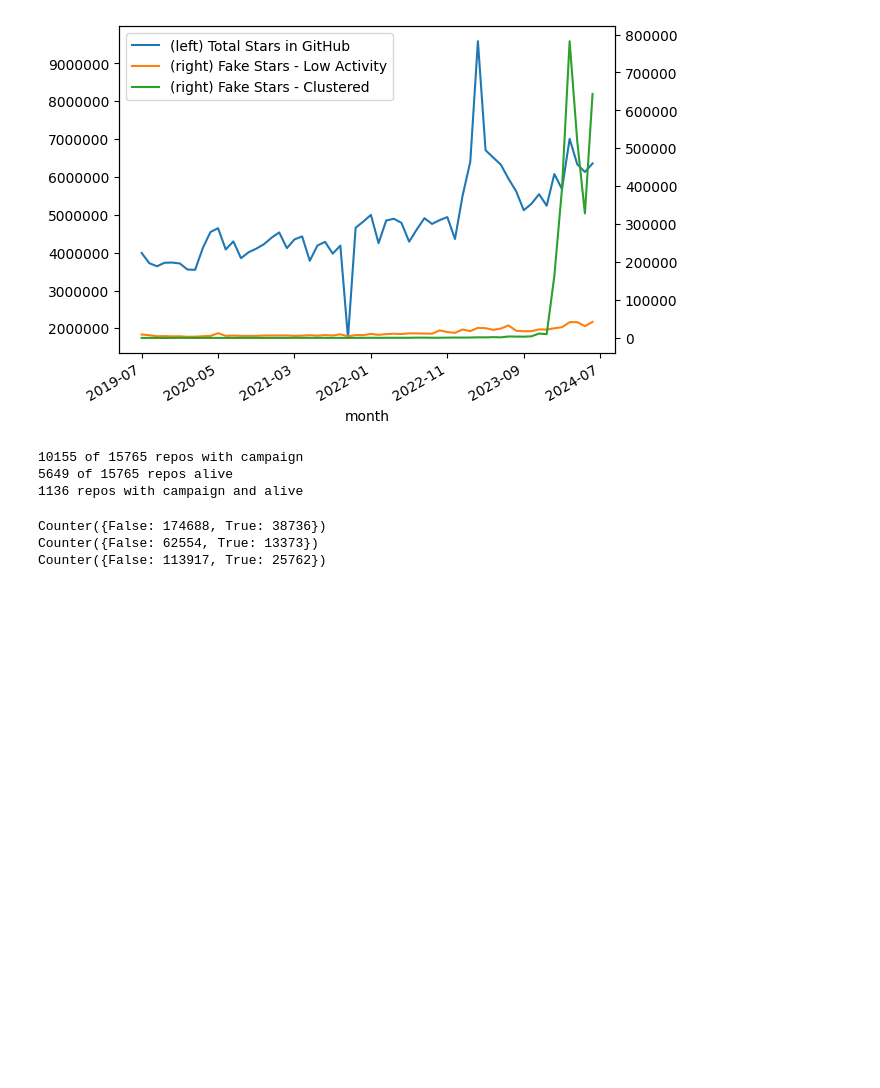
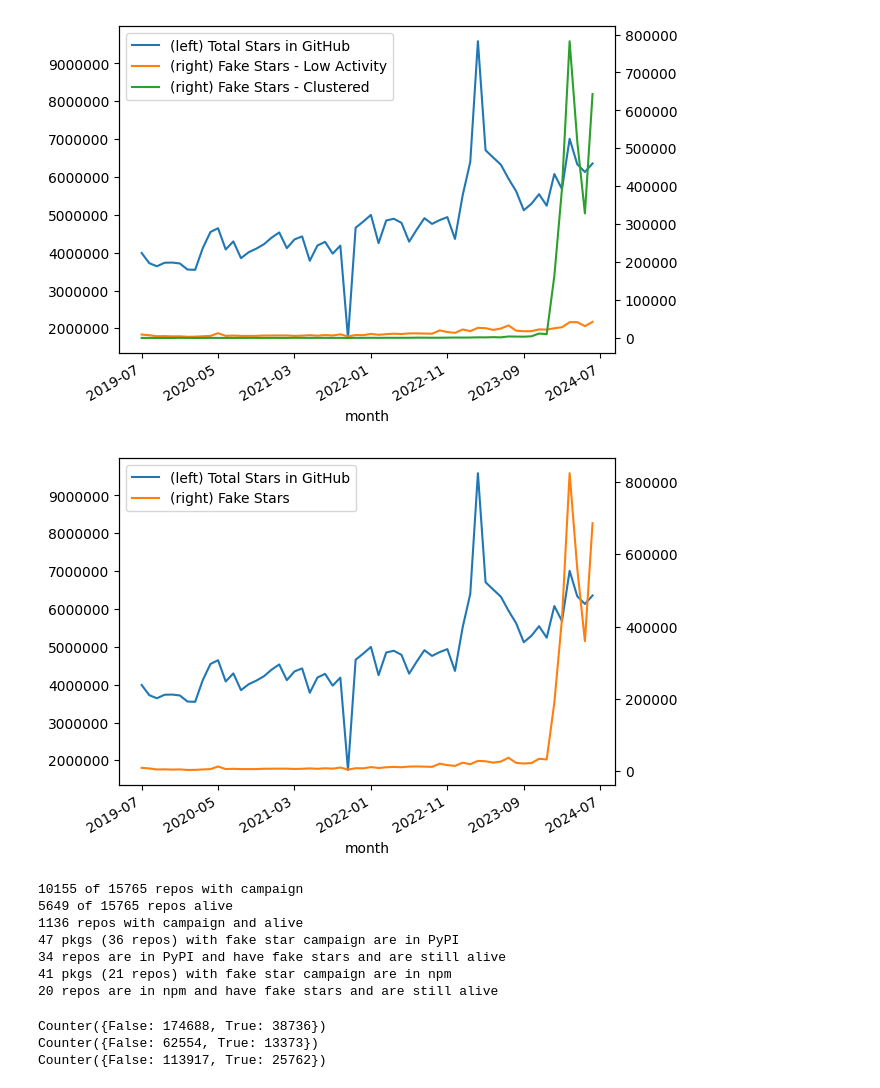
Before and after one commit to hehao98/StarScout, a Jupyter notebook: exploratory_analysis_copycatch.ipynb, the cells around one changed output. Saved outputs shown, nothing was run; the diff lists cells and outputs as text; code cells hidden in the pictures; blank space fills up the shorter version.

Commit message:
Update visualization results for blog posts

```diff
--- a/exploratory_analysis_copycatch.ipynb
+++ b/exploratory_analysis_copycatch.ipynb
@@ -65,6 +67,36 @@ ax.legend(
 fig.autofmt_xdate()
 # %% [output]
 [figure]
+# %%
+fig, ax = plt.subplots()
+pd.read_csv("data/all_github_stars_by_month.csv").plot(
+    ax=ax, secondary_y=False, logy=False
+)
+stars["n_stars_fake"] = stars.n_stars_low_activity + stars.n_stars_clustered
+ax2 = (
+    stars[stars.month != "2024-07"]
+    .groupby("month")
+    .agg(
+        n_stars_fake=("n_stars_fake", "sum"),
+    )
+    .plot(ax=ax, secondary_y=True, logy=False)
+)
+# Ugly formatting code
+ax2.ticklabel_format(style="plain", axis="y")
+ax.ticklabel_format(style="plain", axis="y")
+labels = ax.get_xticklabels()
+labels[7].set_text("2024-07")
+ax.set_xticklabels(labels)
+ax.legend(
+    labels=[
+        "(left) Total Stars in GitHub",
+        "(right) Fake Stars",
+    ],
+    handles=[ax.lines[0], ax2.lines[0]],
+)
+fig.autofmt_xdate()
+# %% [output]
+[figure, added]
 # %%
 repos_all = set(stars.repo)
 repos_with_compaign = data.get_repo_with_compaign()
@@ -73,10 +105,34 @@ repos_alive = set(repos[repos.repo_id.notna()].repo_name)
 print(f"{len(repos_with_compaign)} of {len(repos_all)} repos with campaign")
 print(f"{len(repos_alive)} of {len(repos_all)} repos alive")
 print(f"{len(repos_with_compaign & repos_alive)} repos with campaign and alive")
+
+pypi_pkgs, pypi_downloads = data.get_pypi_pkgs_and_downloads()
+print(
+    f"{len(pypi_pkgs)} pkgs ({len(set(pypi_pkgs.github))} repos)"
+    " with fake star campaign are in PyPI"
+)
+print(
+    f"{len(set(pypi_pkgs.github) & repos_alive)}"
+    " repos are in PyPI and have fake stars and are still alive"
+)
+
+npm_pkgs, npm_downloads = data.get_npm_pkgs_and_downloads()
+print(
+    f"{len(npm_pkgs)} pkgs ({len(set(npm_pkgs.github))} repos)"
+    " with fake star campaign are in npm"
+)
+print(
+    f"{len(set(npm_pkgs.github) & repos_alive)}"
+    " repos are in npm and have fake stars and are still alive"
+)
 # %% [output]
 10155 of 15765 repos with campaign
 5649 of 15765 repos alive
 1136 repos with campaign and alive
+47 pkgs (36 repos) with fake star campaign are in PyPI
+34 repos are in PyPI and have fake stars and are still alive
+41 pkgs (21 repos) with fake star campaign are in npm
+20 repos are in npm and have fake stars and are still alive
 # %%
 users = data.get_fake_star_users()
 
```
Also changed, not shown: parts of 2 cells of this notebook, 2 other files.
